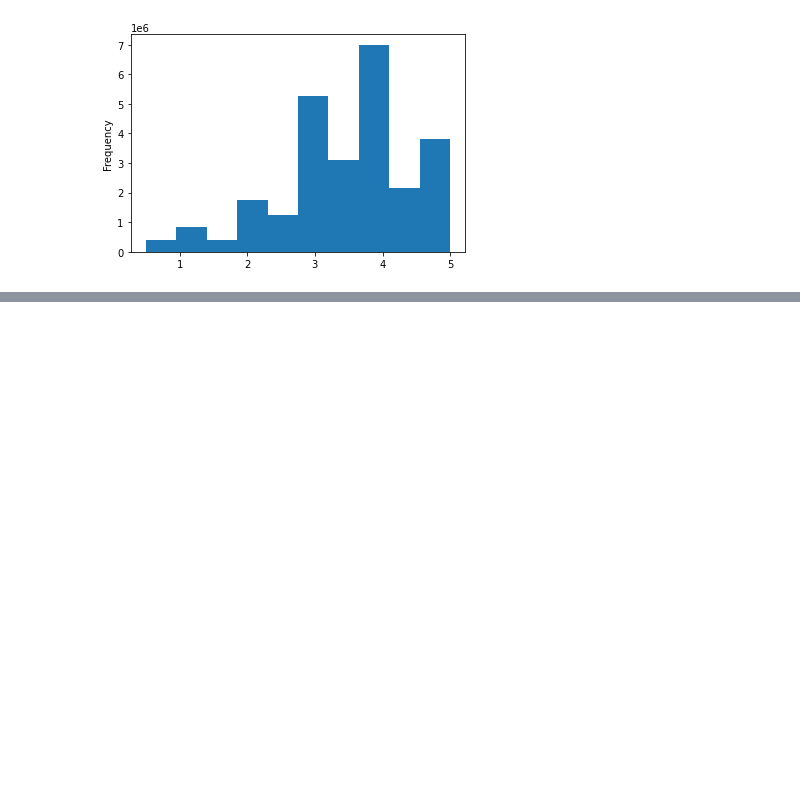
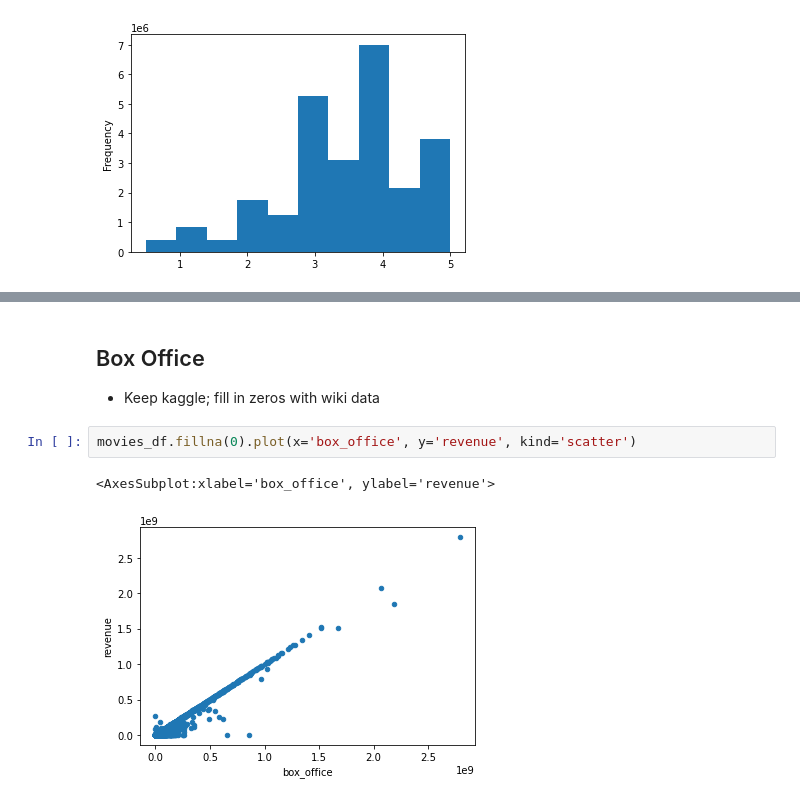
Before and after one commit to wendienyd/Movies-ETL, a Jupyter notebook: ETL_Hackathon.ipynb, the cells around one changed output, grey strips where cells are left out. Saved outputs shown, nothing was run; the diff lists cells and outputs as text; blank space fills up the shorter version.

```diff
--- a/ETL_Hackathon.ipynb
+++ b/ETL_Hackathon.ipynb
@@ -859,0 +929,8 @@ Name: rating, dtype: float64
+# %% [markdown]
+## Box Office
+- Keep kaggle; fill in zeros with wiki data
+# %%
+movies_df.fillna(0).plot(x='box_office', y='revenue', kind='scatter')
+# %% [output]
+<AxesSubplot:xlabel='box_office', ylabel='revenue'>
+[figure, added]
```
Also changed, not shown: parts of 50 cells of this notebook.
